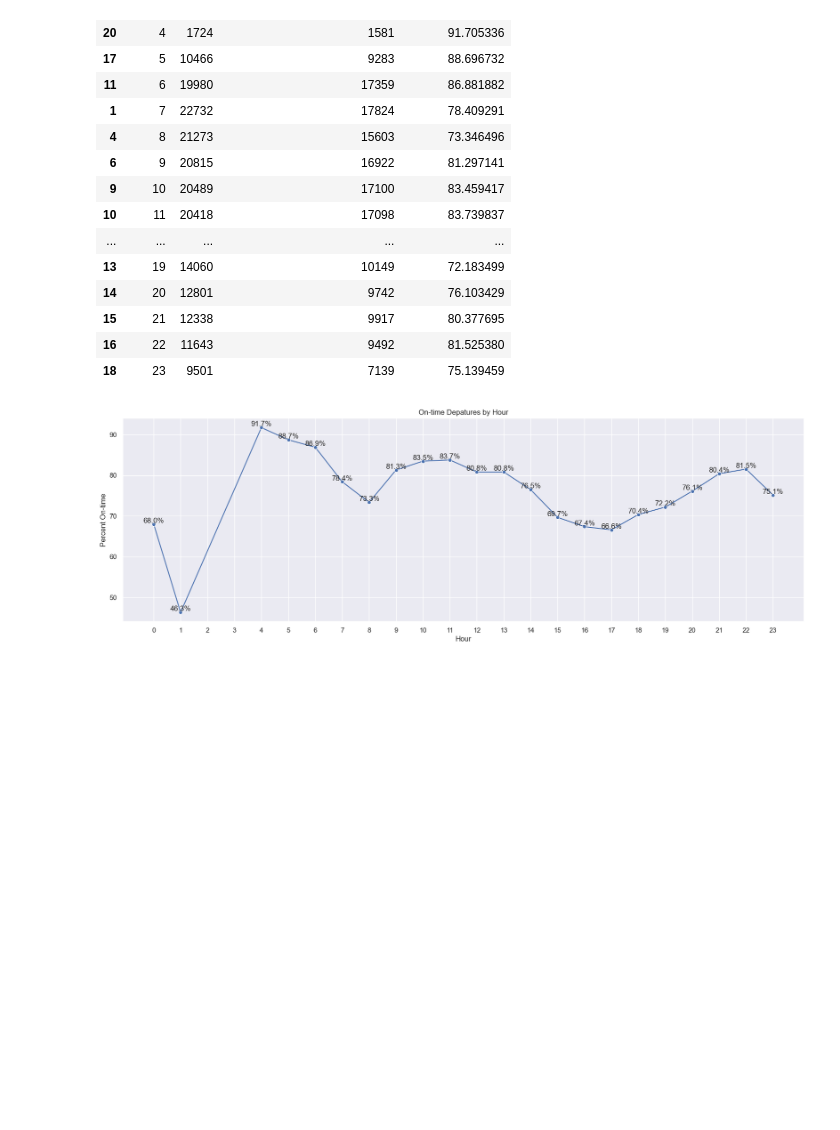
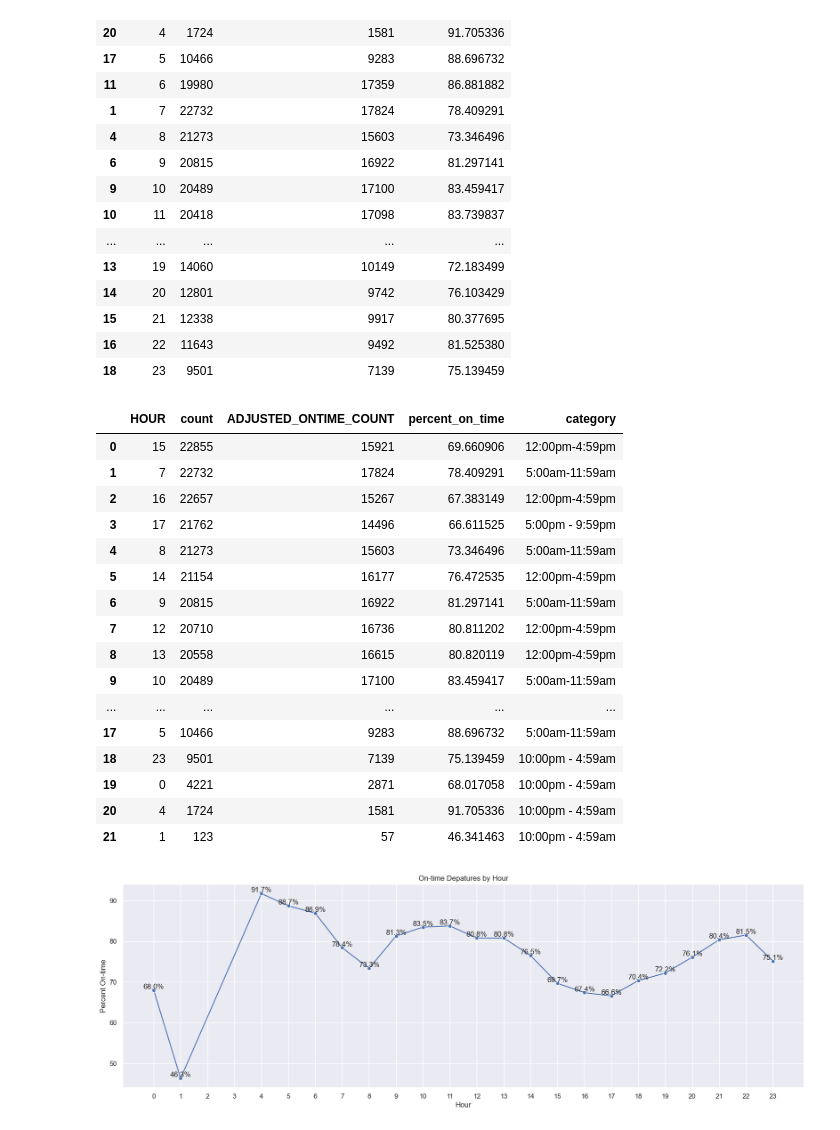
Before and after one commit to NSS-Data-Analytics-Cohort-12/wego-python-da12-pumpkin-py-latte, a Jupyter notebook: notebooks/WeGo_AimeeJohnson.ipynb, the cells around one changed output. Saved outputs shown, nothing was run; the diff lists cells and outputs as text; code cells hidden in the pictures; blank space fills up the shorter version.

```diff
--- a/notebooks/WeGo_AimeeJohnson.ipynb
+++ b/notebooks/WeGo_AimeeJohnson.ipynb
@@ -510,6 +510,37 @@ merged_hours.sort_values(by='HOUR', ascending=True)
 | 15 | 21 | 12338 | 9917 | 80.377695 |
 | 16 | 22 | 11643 | 9492 | 81.525380 |
 | 18 | 23 | 9501 | 7139 | 75.139459 |
+# %%
+def category (hour):
+    if 5 <= hour <= 11:
+        return '5:00am-11:59am'
+    elif 12 <= hour <= 16:
+        return '12:00pm-4:59pm'
+    elif 17 <= hour <= 21:
+        return '5:00pm - 9:59pm'
+    else:
+        return '10:00pm -  4:59am'
+
+merged_hours['category'] = merged_hours['HOUR'].apply(category)
+merged_hours
+# %% [output]
+|  | HOUR | count | ADJUSTED_ONTIME_COUNT | percent_on_time | category |
+| 0 | 15 | 22855 | 15921 | 69.660906 | 12:00pm-4:59pm |
+| 1 | 7 | 22732 | 17824 | 78.409291 | 5:00am-11:59am |
+| 2 | 16 | 22657 | 15267 | 67.383149 | 12:00pm-4:59pm |
+| 3 | 17 | 21762 | 14496 | 66.611525 | 5:00pm - 9:59pm |
+| 4 | 8 | 21273 | 15603 | 73.346496 | 5:00am-11:59am |
+| 5 | 14 | 21154 | 16177 | 76.472535 | 12:00pm-4:59pm |
+| 6 | 9 | 20815 | 16922 | 81.297141 | 5:00am-11:59am |
+| 7 | 12 | 20710 | 16736 | 80.811202 | 12:00pm-4:59pm |
+| 8 | 13 | 20558 | 16615 | 80.820119 | 12:00pm-4:59pm |
+| 9 | 10 | 20489 | 17100 | 83.459417 | 5:00am-11:59am |
+| ... | ... | ... | ... | ... | ... |
+| 17 | 5 | 10466 | 9283 | 88.696732 | 5:00am-11:59am |
+| 18 | 23 | 9501 | 7139 | 75.139459 | 10:00pm - 4:59am |
+| 19 | 0 | 4221 | 2871 | 68.017058 | 10:00pm - 4:59am |
+| 20 | 4 | 1724 | 1581 | 91.705336 | 10:00pm - 4:59am |
+| 21 | 1 | 123 | 57 | 46.341463 | 10:00pm - 4:59am |
 # %%
 import seaborn as sns
 sns.set_theme(style="darkgrid")
```
Also changed, not shown: parts of 6 cells of this notebook.
